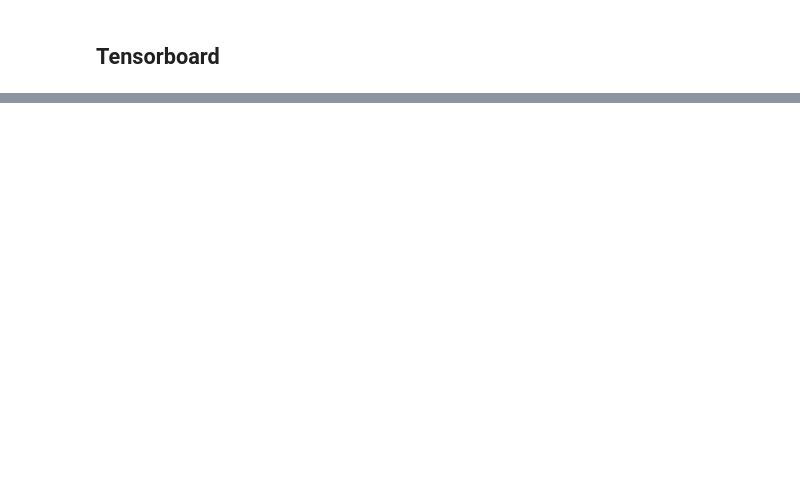
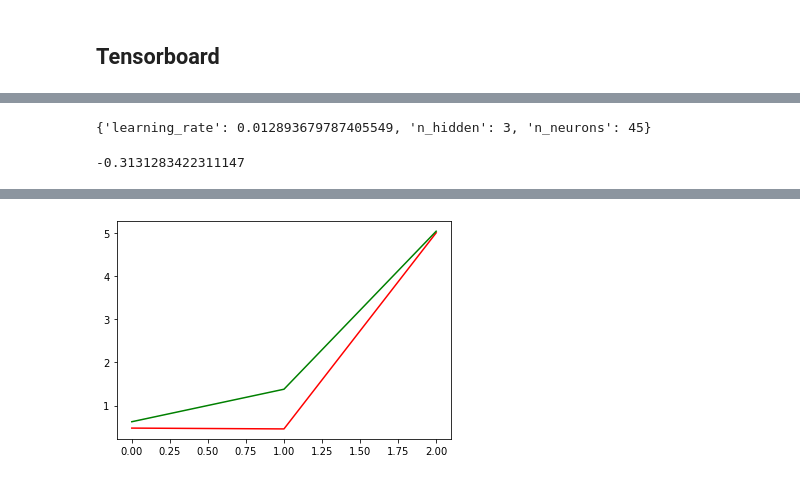
Before and after one commit to marts-dev/handsOnML, a Jupyter notebook: MLP_Practice.ipynb, the cells around one changed output, grey strips where cells are left out. Saved outputs shown, nothing was run; the diff lists cells and outputs as text; code cells hidden in the pictures; blank space fills up the shorter version.

```diff
--- a/MLP_Practice.ipynb
+++ b/MLP_Practice.ipynb
@@ -698,0 +764,17 @@ Epoch 30/30
+# %%
+from scipy.stats import reciprocal
+from sklearn.model_selection import RandomizedSearchCV
+
+param_distribs = {
+    "n_hidden": [0,1,2,3],
+    "n_neurons": np.arange(1, 100),
+    "learning_rate": reciprocal(3e-4, 3e-2)
+}
+
+rnd_search_cv = RandomizedSearchCV(keras_reg, param_distribs, n_iter=10, cv=3)
+rnd_search_cv.fit(
+    X_train, y_train,
+    epochs=100,
+    validation_data=(X_valid, y_valid),
+    callbacks=[keras.callbacks.EarlyStopping(patience=10)]
+)
@@ -698,0 +809,17 @@ Epoch 30/30
+# %%
+rnd_search_cv.best_params_
+# %% [output]
+{'learning_rate': 0.012893679787405549, 'n_hidden': 3, 'n_neurons': 45}
+# %%
+rnd_search_cv.best_score_
+# %% [output]
+-0.3131283422311147
+# %%
+model = rnd_search_cv.best_estimator_.model
+model.save("rnd_search_best.h5")
+# %%
+y_pred = model.predict(X_new)
+plt.plot(y_test[:3], 'r-')
+plt.plot(y_pred, 'g-')
+plt.show()
+# %% [output]
@@ -698,0 +827 @@ Epoch 30/30
+[figure, added]
```
Also changed, not shown: parts of 34 cells of this notebook, 1 other file.
